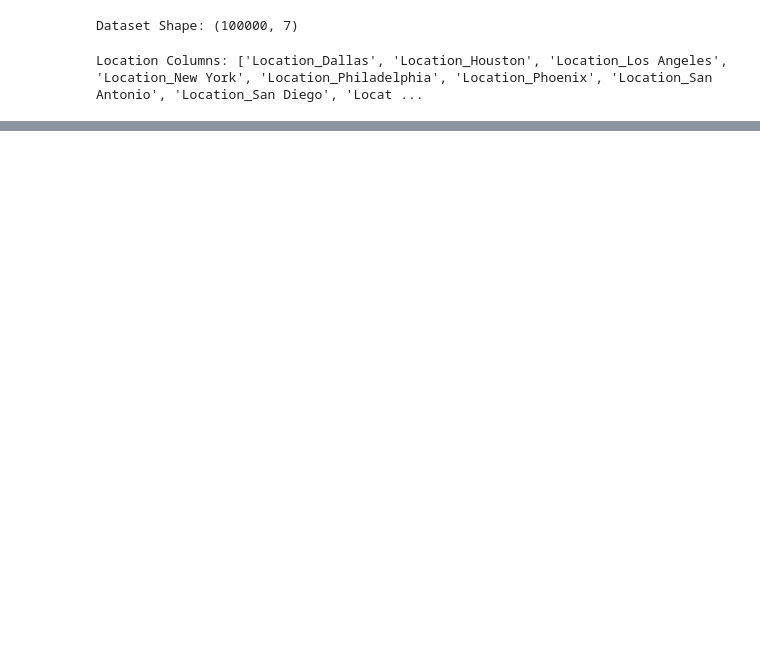
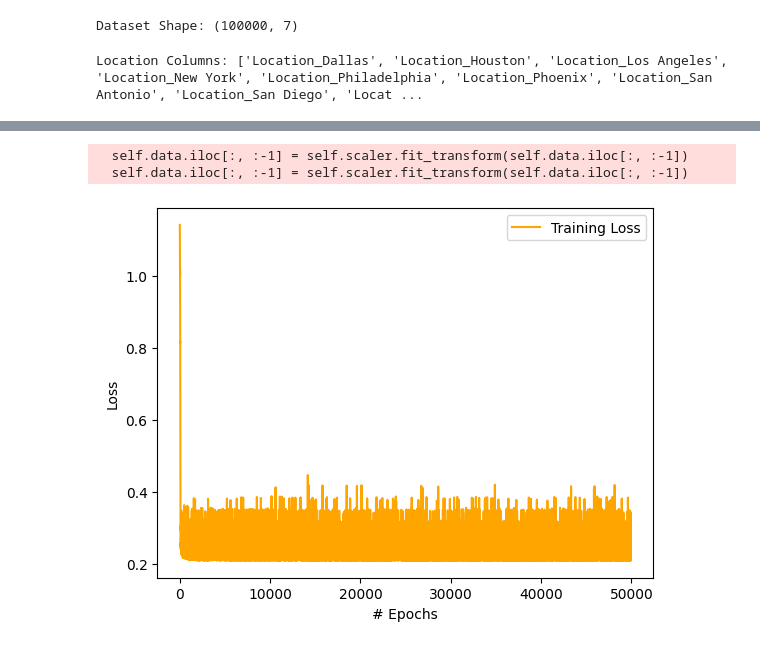
Before and after one commit to sudharshan-Bathini/credit_card_fraud_detection, a Jupyter notebook: fraud_detection.ipynb, the cells around one changed output, grey strips where cells are left out. Drawn from its saved outputs; the diff is of its cells as text; code cells hidden in the pictures; blank space fills up the shorter version.

```diff
--- a/fraud_detection.ipynb
+++ b/fraud_detection.ipynb
@@ -298,0 +245,32 @@ NameError: name 'X_train' is not defined
+# %%
+class FraudDetectionEnv(gym.Env):
+    def __init__(self, data_file):
+        super(FraudDetectionEnv, self).__init__()
+        self.data = pd.read_csv(data_file)
+
+        # Ensure proper numeric conversion
+        self.data = self.data.select_dtypes(include=[np.number])
+
+        self.scaler = StandardScaler()
+        self.data.iloc[:, :-1] = self.scaler.fit_transform(self.data.iloc[:, :-1])
+
+        self.state_idx = 0
+        self.action_space = gym.spaces.Discrete(2)
+        self.observation_space = gym.spaces.Box(low=-np.inf, high=np.inf, shape=(self.data.shape[1] - 1,), dtype=np.float32)
+
+    def reset(self):
+        self.state_idx = 0
+        return self.data.iloc[self.state_idx, :-1].values
+
+    def step(self, action):
+        reward = 1 if action == self.data.iloc[self.state_idx, -1] else -1
+        self.state_idx += 1
+        done = self.state_idx >= len(self.data)
+        next_state = self.data.iloc[self.state_idx, :-1].values if not done else np.zeros(self.observation_space.shape)
+        return next_state, reward, done, {}
+
+# Initialize the environment
+env = FraudDetectionEnv('credit_card_fraud_dataset.csv')
+# %% [output]
+  self.data.iloc[:, :-1] = self.scaler.fit_transform(self.data.iloc[:, :-1])
+  self.data.iloc[:, :-1] = self.scaler.fit_transform(self.data.iloc[:, :-1])
@@ -298,0 +297,21 @@ NameError: name 'X_train' is not defined
+# %%
+class ReplayBuffer:
+    def __init__(self, action_size, buffer_size, batch_size, seed):
+        self.memory = deque(maxlen=buffer_size)
+        self.batch_size = batch_size
+        self.seed = random.seed(seed)
+
+    def add(self, state, action, reward, next_state, done):
+        self.memory.append((state, action, reward, next_state, done))
+
+    def sample(self):
+        batch = random.sample(self.memory, self.batch_size)
+        states, actions, rewards, next_states, dones = zip(*batch)
+        return torch.tensor(states, dtype=torch.float32).to(device), \
+               torch.tensor(actions, dtype=torch.long).unsqueeze(1).to(device), \
+               torch.tensor(rewards, dtype=torch.float32).unsqueeze(1).to(device), \
+               torch.tensor(next_states, dtype=torch.float32).to(device), \
+               torch.tensor(dones, dtype=torch.float32).unsqueeze(1).to(device)
+
+    def __len__(self):
+        return len(self.memory)
@@ -298,0 +361,25 @@ NameError: name 'X_train' is not defined
+# %%
+num_episodes = 50
+for i in range(num_episodes):
+    state = env.reset()
+    for _ in range(1000):
+        state_tensor = torch.tensor(state, dtype=torch.float32, device=device)
+        if len(state_tensor.shape) == 1:
+            state_tensor = state_tensor.unsqueeze(0)  # Ensure batch shape
+
+        action = agent.epsilon_greedy_action(state_tensor)
+        next_state, reward, done, _ = env.step(action)
+
+        agent.step(state, action, reward, next_state, done)
+        state = next_state
+
+        if done:
+            break
+# %%
+plt.plot(range(len(agent.train_loss)), agent.train_loss, color='orange', label='Training Loss')
+plt.xlabel('# Epochs')
+plt.ylabel('Loss')
+plt.legend()
+plt.show()
+# %% [output]
+[figure, added]
```
Also changed, not shown: parts of 10 cells of this notebook.
